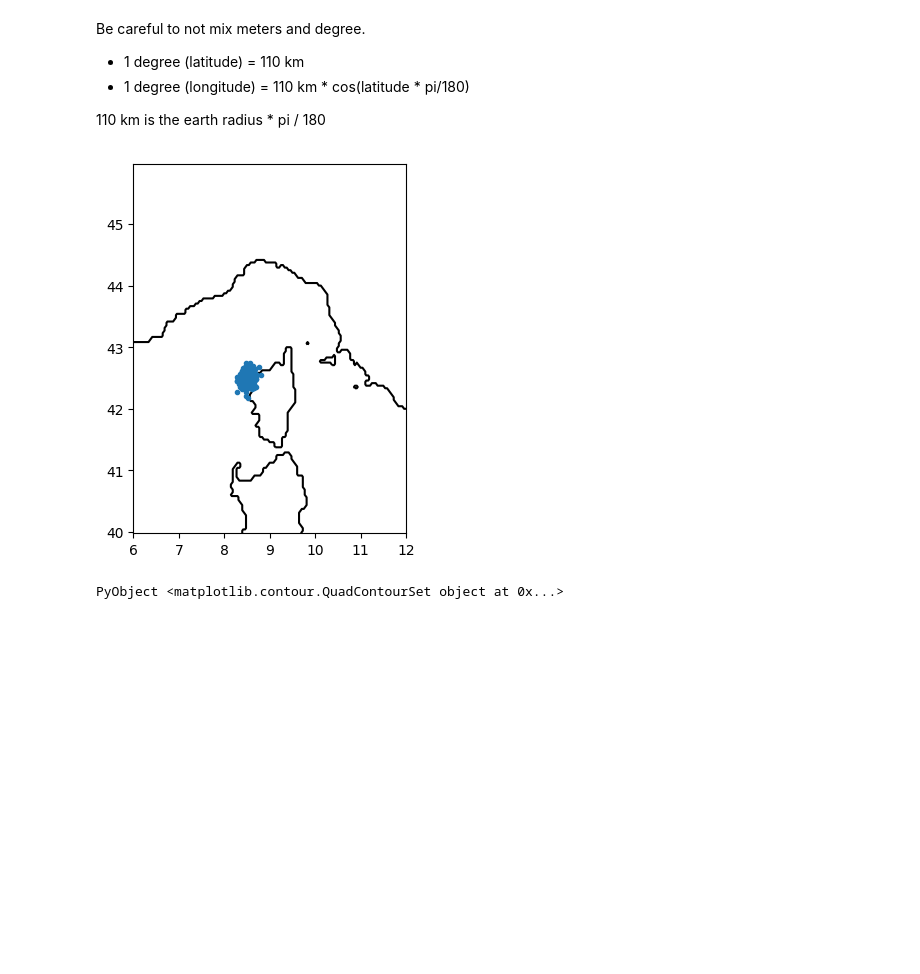
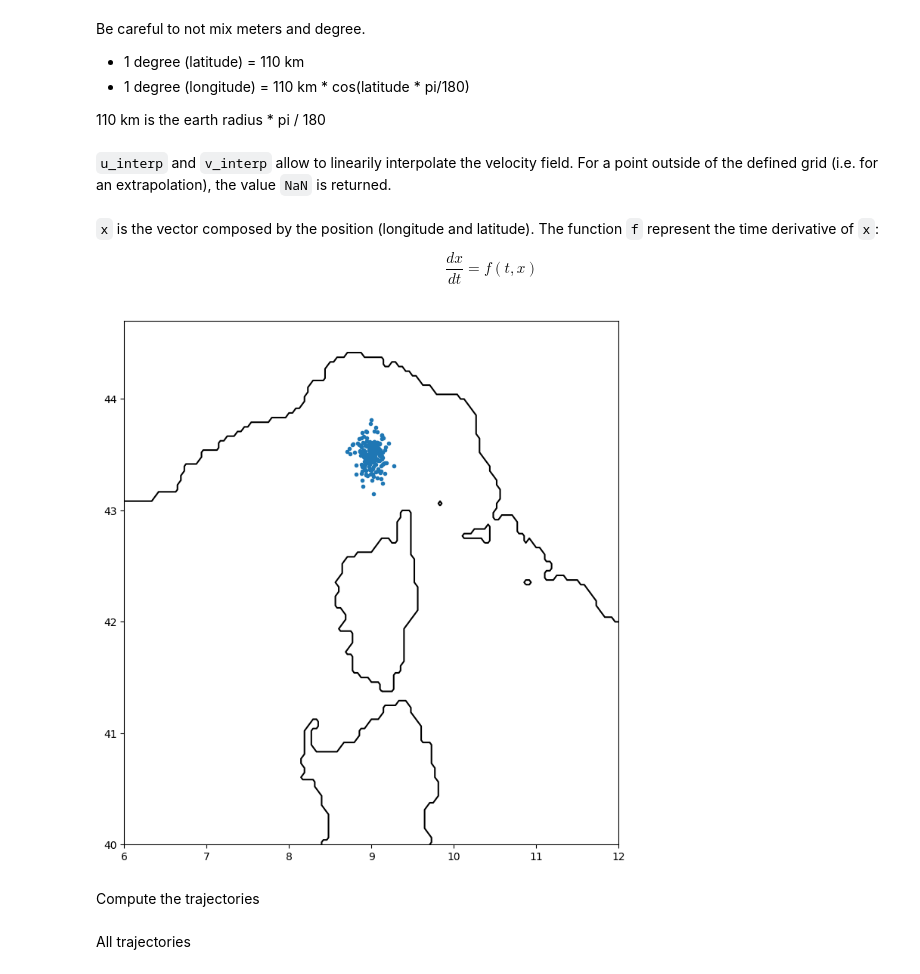
Before and after one commit to Alexander-Barth/JuliaTutorial, a Jupyter notebook: Drifter_trajectories.ipynb, the cells around one changed output. Drawn from its saved outputs; the diff is of its cells as text; code cells hidden in the pictures; blank space fills up the shorter version.

```diff
--- a/Drifter_trajectories.ipynb
+++ b/Drifter_trajectories.ipynb
@@ -146,30 +146,55 @@ Be careful to not mix meters and degree.
 # %%
 # seconds since the beginning of the simulation
 time_seconds = Dates.value.(time .- time[1]) / 1000;
+# %% [markdown]
+`u_interp` and `v_interp` allow to linearily interpolate the velocity field.
+For a point outside of the defined grid (i.e. for an extrapolation), the value `NaN` is returned.
 # %%
 u_interp = extrapolate(interpolate((lon,lat,time_seconds), u, Gridded(Linear())),NaN);
 v_interp = extrapolate(interpolate((lon,lat,time_seconds), v, Gridded(Linear())),NaN);
+# %% [markdown]
+`x` is the vector composed by the position (longitude and latitude). The function `f` represent the time derivative of `x`:
+
+$$
+\frac{dx}{dt} = f(t,x)
+$$
 # %%
 function f(t,x)
     lon = x[1]
     lat = x[2]
-
+    # factors to convert meters in degrees (for longitude and latitude)
     factoru = 1/(111_000)
     factorv = 1/(111_000) * cos(lat * pi/180)
 
     u = u_interp(lon,lat,t) * factoru;
     v = v_interp(lon,lat,t) * factorv;
     return [u, v]
 end
-# timestep in seconds
-dt = 60*60;
+# drifter timestep in seconds
+dt = 60*60
+# duration of the simulation: 30 days, converted in time steps
 Ntimes = round(Int,(30*24*60*60)/dt)
-Nparticels = 200
-x0 = [8.5, 42.5] .+ 0.1 * randn(2,Nparticels)
 
+# number of particles
+Nparticles = 200
+
+# initial position of the particles
+x0 = [8.5, 42.5] .+ 0.1 * randn(2,Nparticles)
+x0 = [9, 43.5] .+ 0.1 * randn(2,Nparticles)
+
+# random distribution of the domain; points on land will be ignored
+#=
+Nparticles = 500
+x0 = zeros(2,Nparticles)
+x0[1,:] = 6 .+ 6 * rand(Nparticles)
+x0[2,:] = 40 .+ 4.5 * rand(Nparticles)
+=#
+
+figure(figsize = (17,9))
 plot(x0[1,:],x0[2,:],".")
-set_aspect_ratio()
+set_aspect_ratio();
 # %% [output]
-[figure, old version]
+[figure, new version]
-PyObject <matplotlib.contour.QuadContourSet object at 0x...>
+# %% [markdown]
+Compute the trajectories
 # %%
@@ -180,6 +205,8 @@ for n = 1:Ntimes-1
        x[:,i,n+1] = rungekutta4((n-1)*dt,x[:,i,n],dt,f)
     end
 end
+# %% [markdown]
+All trajectories
 # %%
 n = 5
 r = 3;
```
Also changed, not shown: parts of 4 cells of this notebook.
